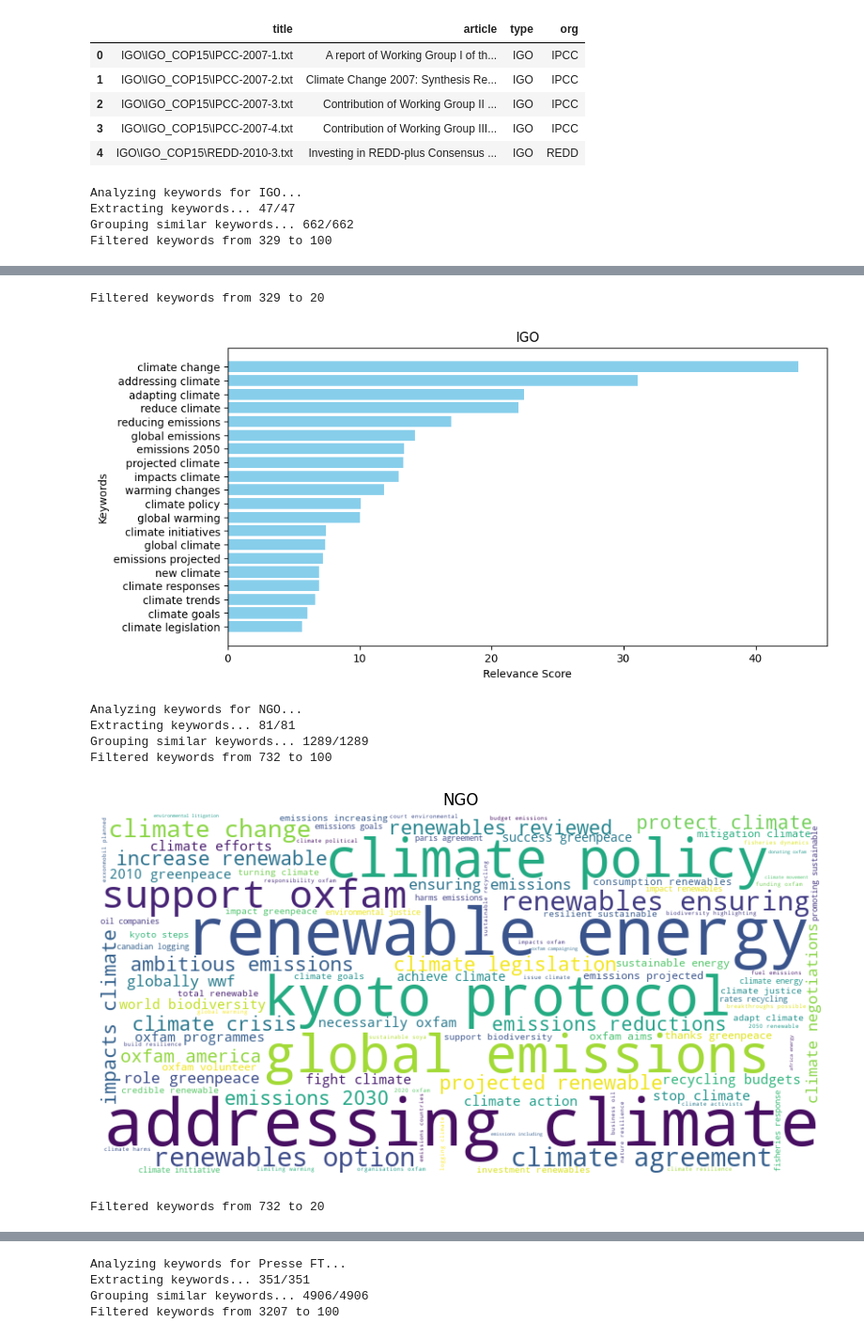
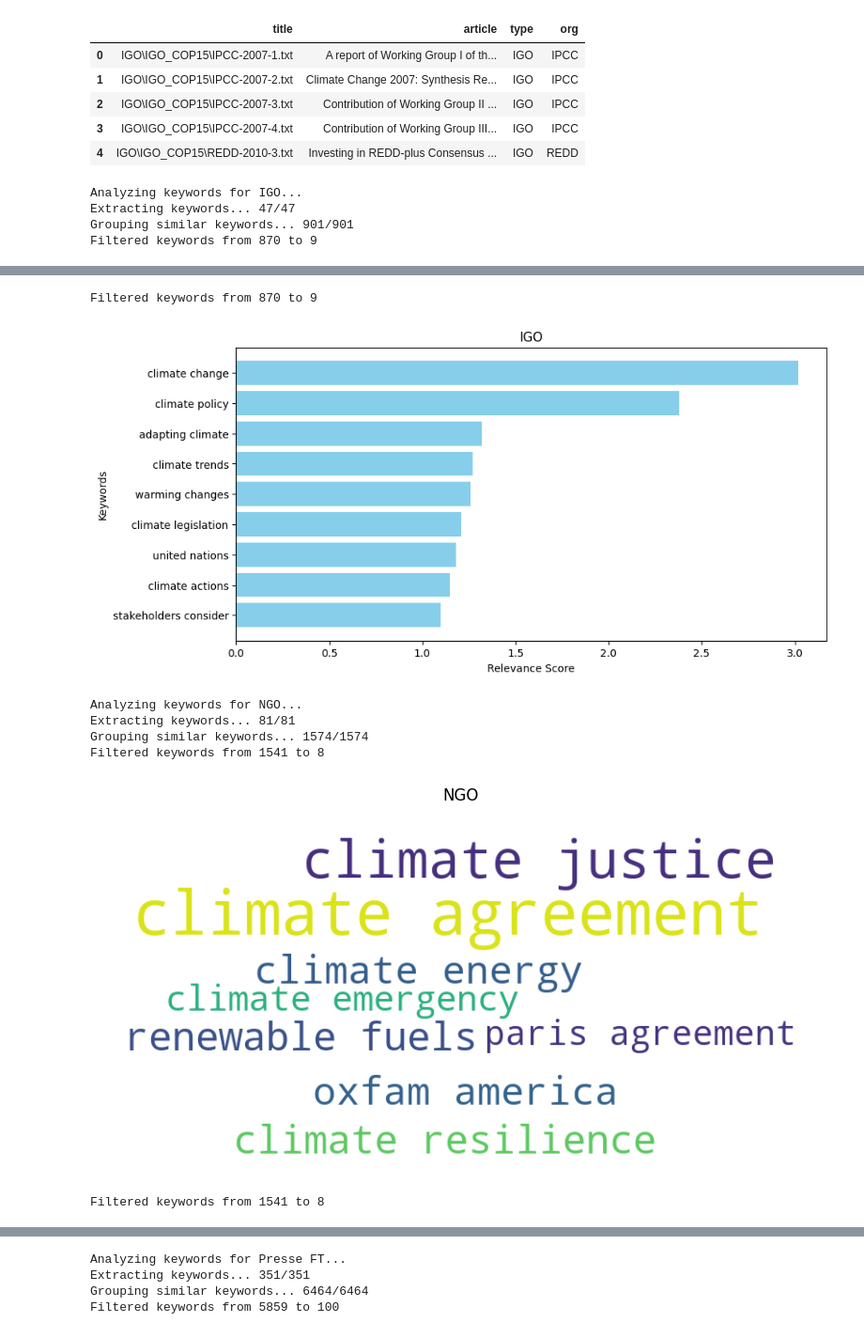
Before and after one commit to NicoOhler/wikipedia_framing_analysis, a Jupyter notebook: keyword_analysis.ipynb, the cells around one changed output, grey strips where cells are left out. Shown at 94% size. Cells and saved outputs as stored; diff of their text form; code cells hidden in the pictures.

```diff
--- a/keyword_analysis.ipynb
+++ b/keyword_analysis.ipynb
@@ -102,7 +104,12 @@ def get_keywords_from_df(df, verbose=False, range=(1, 2), top_n=20, diversity=0.
         sys.stdout.write("\rExtracting keywords... {}/{}".format(i, len(df)))
         sys.stdout.flush()
         keywords = keyword_model.extract_keywords(
-            row["article"], keyphrase_ngram_range=range, stop_words="english", top_n=top_n, diversity=diversity
+            row["article"],
+            keyphrase_ngram_range=range,
+            stop_words="english",
+            top_n=top_n,
+            diversity=diversity,
+            use_mmr=True,
         )
         all_keywords.extend(keywords)
 
@@ -141,7 +148,7 @@ def group_similar_keywords(keywords, scores, cosine_similarities, threshold=0.85
     return grouped_keywords
 
 
-def filter_keywords(keywords, min_score=1.0, max_keywords=100):
+def filter_keywords(keywords, min_score=0.5, max_keywords=100):
     filtered_keywords = [keyword for keyword in keywords if keyword["score_sum"] >= min_score]
     filtered_keywords = sorted(filtered_keywords, key=lambda x: x["score_sum"], reverse=True)[:max_keywords]
     print(f"Filtered keywords from {len(keywords)} to {len(filtered_keywords)}")
@@ -181,7 +188,7 @@ def save_keywords_to_file(keywords, path):
         for keyword in keywords:
             f.write(f"{keyword['keyword']};{keyword['score_sum']}\n")
 # %%
-def keyword_analysis(df, title):
+def keyword_analysis(df, title, path_prefix="COP/plots/keyword_analysis"):
     print(f"Analyzing keywords for {title}...")
     keywords = get_keywords_from_df(df)
     keywords.head(30)
@@ -191,10 +198,10 @@ def keyword_analysis(df, title):
         list(keywords.index), list(keywords["Score"]), cosine_similarities_matrix, threshold=0.8
     )
     filtered_keywords = filter_keywords(grouped_keywords, min_score=1.0, max_keywords=100)
-    save_keywords_to_file(filtered_keywords, path=f"COP/plots/keyword_analysis/scores/{title}.csv")
-    create_wordcloud(filtered_keywords, title=title, save=f"COP/plots/keyword_analysis/wordcloud/{title}.png")
+    save_keywords_to_file(filtered_keywords, path=path_prefix + f"/scores/{title}.csv")
+    create_wordcloud(filtered_keywords, title=title, save=path_prefix + f"/wordcloud/{title}.png")
     filtered_keywords = filter_keywords(grouped_keywords, min_score=1.0, max_keywords=20)
-    create_bar_chart(filtered_keywords, title=title, save=f"COP/plots/keyword_analysis/bar_chart/{title}.png")
+    create_bar_chart(filtered_keywords, title=title, save=path_prefix + f"/bar_chart/{title}.png")
 # %%
 articles_df = generate_article_df("COP/articles/by_org/")
 presse_df = filter_df(articles_df, type="Presse")
@@ -253,8 +244,8 @@ create_bar_chart(filtered_keywords, title=title, save=f"COP/plots/keyword_analys
 # %%
 for title in dfs:
-    keyword_analysis(dfs[title], title)
+    keyword_analysis(dfs[title], title, path_prefix="COP/plots/keyword_analysis_mmr")
 # %% [output]
 Analyzing keywords for IGO...
 Extracting keywords... 47/47
-Grouping similar keywords... 662/662
-Filtered keywords from 329 to 100
+Grouping similar keywords... 901/901
+Filtered keywords from 870 to 9
@@ -262,8 +253,8 @@ Filtered keywords from 329 to 100
-Filtered keywords from 329 to 20
+Filtered keywords from 870 to 9
-[figure, old version]
+[figure, new version]
 Analyzing keywords for NGO...
 Extracting keywords... 81/81
-Grouping similar keywords... 1289/1289
-Filtered keywords from 732 to 100
+Grouping similar keywords... 1574/1574
+Filtered keywords from 1541 to 8
-[figure, old version]
+[figure, new version]
-Filtered keywords from 732 to 20
+Filtered keywords from 1541 to 8
@@ -271,4 +262,4 @@ Filtered keywords from 732 to 20
 Analyzing keywords for Presse FT...
 Extracting keywords... 351/351
-Grouping similar keywords... 4906/4906
-Filtered keywords from 3207 to 100
+Grouping similar keywords... 6464/6464
+Filtered keywords from 5859 to 100
```
Also changed, not shown: parts of 4 cells of this notebook, 2 other files.
